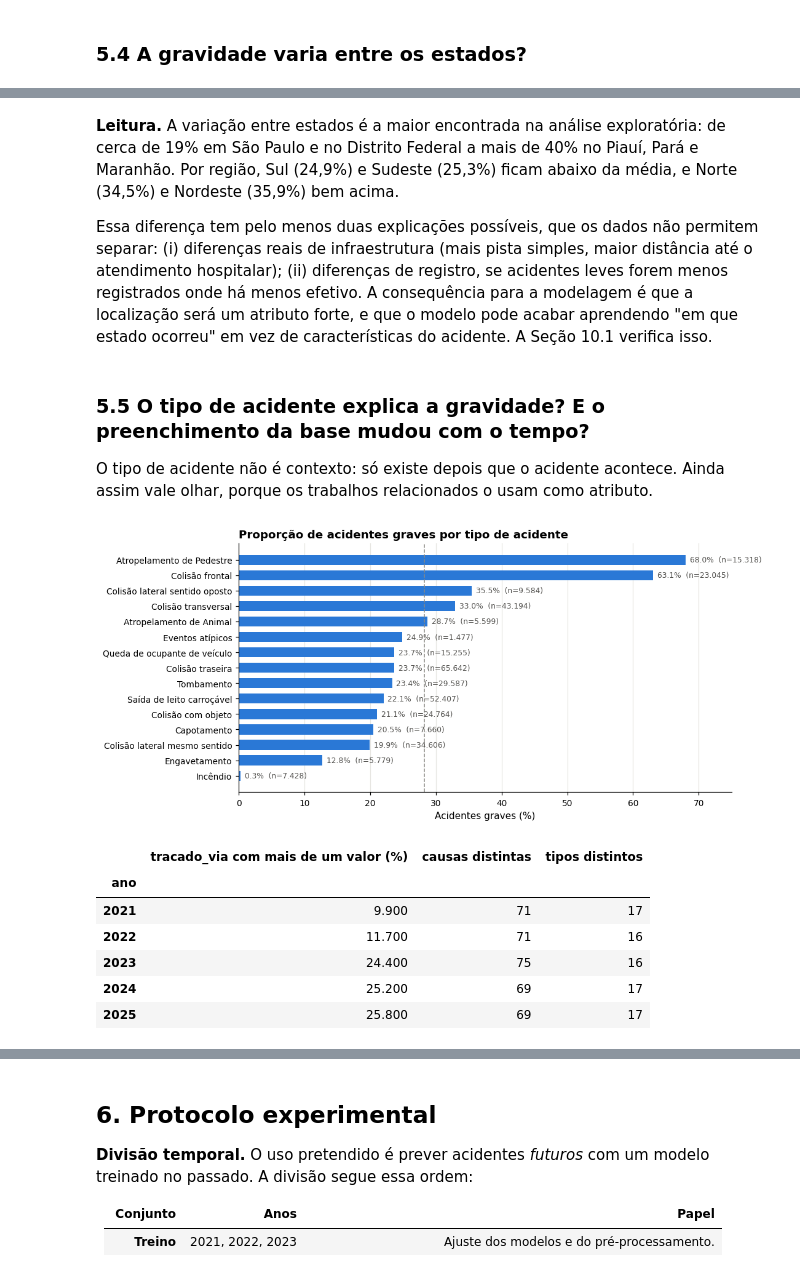
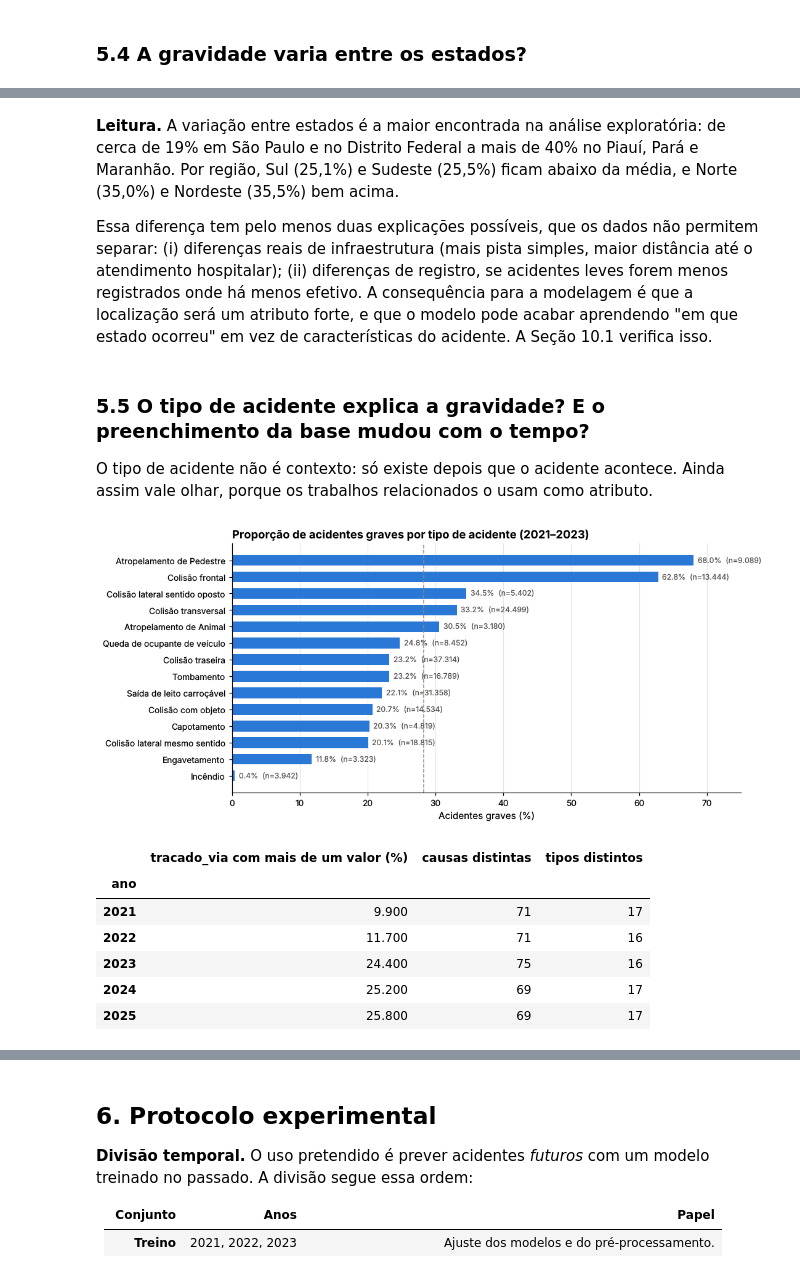
Before and after one commit to JoaoPedroLuz12/AcidentesPRF, a Jupyter notebook: notebook/acidentes_prf_gravidade.ipynb, the cells around one changed output, grey strips where cells are left out. Cells and saved outputs as stored; diff of their text form; code cells hidden in the pictures.

```diff
--- a/notebook/acidentes_prf_gravidade.ipynb
+++ b/notebook/acidentes_prf_gravidade.ipynb
@@ -355,12 +378,13 @@ por_ano
 ### 5.2 Em que horários os acidentes são mais graves?
 # %%
 dados["hora_cheia"] = dados["hora"].astype(int)
-por_hora = dados.groupby("hora_cheia")["grave"].agg(acidentes="size", proporcao="mean")
-media_geral = dados["grave"].mean() * 100
+exploracao = dados[dados["ano"] <= 2023]          # apenas os anos de treino
+por_hora = exploracao.groupby("hora_cheia")["grave"].agg(acidentes="size", proporcao="mean")
+media_geral = exploracao["grave"].mean() * 100
 
 fig, (ax1, ax2) = plt.subplots(2, 1, figsize=(10, 5), sharex=True, gridspec_kw={"height_ratios": [1, 1.3]})
 ax1.bar(por_hora.index, por_hora["acidentes"], color="#b7d3f6", width=0.8)
-ax1.set_title("Número de acidentes por hora do dia (2021–2025)")
+ax1.set_title("Número de acidentes por hora do dia (2021–2023)")
 ax1.set_ylabel("Acidentes")
 ax2.plot(por_hora.index, por_hora["proporcao"] * 100, color=AZUL, marker="o", linewidth=2, markersize=4)
 ax2.axhline(media_geral, color=CINZA, linestyle="--", linewidth=1)
@@ -380,7 +404,7 @@ plt.show()
 ### 5.3 Quais condições da via e do ambiente se associam à gravidade?
 # %%
 def taxa_por_categoria(coluna, minimo=300):
-    t = dados.groupby(coluna)["grave"].agg(acidentes="size", proporcao="mean")
+    t = exploracao.groupby(coluna)["grave"].agg(acidentes="size", proporcao="mean")
     return t[t["acidentes"] >= minimo].sort_values("proporcao")
 
 
@@ -398,7 +422,7 @@ for ax, (coluna, titulo) in zip(eixos.ravel(), paineis):
     ax.set_title(titulo)
     ax.set_xlabel("Acidentes graves (%)")
     ax.grid(axis="y", visible=False)
-fig.suptitle("Proporção de acidentes graves por condição — linha tracejada = média geral", x=0.01, ha="left", fontsize=11)
+fig.suptitle("Proporção de acidentes graves por condição (2021–2023) — linha tracejada = média geral", x=0.01, ha="left", fontsize=11)
 plt.tight_layout()
 plt.show()
 # %% [output]
@@ -443,5 +467,5 @@ por_regiao
 # %% [markdown]
-**Leitura.** A variação entre estados é a maior encontrada na análise exploratória: de cerca de 19% em São Paulo e no Distrito Federal a mais de 40% no Piauí, Pará e Maranhão. Por região, Sul (24,9%) e Sudeste (25,3%) ficam abaixo da média, e Norte (34,5%) e Nordeste (35,9%) bem acima.
+**Leitura.** A variação entre estados é a maior encontrada na análise exploratória: de cerca de 19% em São Paulo e no Distrito Federal a mais de 40% no Piauí, Pará e Maranhão. Por região, Sul (25,1%) e Sudeste (25,5%) ficam abaixo da média, e Norte (35,0%) e Nordeste (35,5%) bem acima.
 
 Essa diferença tem pelo menos duas explicações possíveis, que os dados não permitem separar: (i) diferenças reais de infraestrutura (mais pista simples, maior distância até o atendimento hospitalar); (ii) diferenças de registro, se acidentes leves forem menos registrados onde há menos efetivo. A consequência para a modelagem é que a localização será um atributo forte, e que o modelo pode acabar aprendendo "em que estado ocorreu" em vez de características do acidente. A Seção 10.1 verifica isso.
 # %% [markdown]
@@ -451,25 +475,25 @@ O tipo de acidente não é contexto: só existe depois que o acidente acontece.
 # %%
 t = taxa_por_categoria("tipo_acidente", minimo=1000)
 fig, ax = plt.subplots(figsize=(10, 4.6))
 ax.barh(t.index, t["proporcao"] * 100, color=AZUL, height=0.65)
 ax.axvline(media_geral, color=CINZA, linestyle="--", linewidth=1)
 for y, (p, n) in enumerate(zip(t["proporcao"], t["acidentes"])):
     ax.text(p * 100 + 0.6, y, f"{p*100:.1f}%  (n={n:,})".replace(",", "."), va="center", fontsize=8, color="#52514e")
 ax.set_xlim(0, 75)
-ax.set_title("Proporção de acidentes graves por tipo de acidente")
+ax.set_title("Proporção de acidentes graves por tipo de acidente (2021–2023)")
 ax.set_xlabel("Acidentes graves (%)")
 ax.grid(axis="y", visible=False)
 plt.tight_layout()
 plt.show()
 
 mudanca = pd.DataFrame({
     "tracado_via com mais de um valor (%)": bruto.groupby("ano")["tracado_via"].apply(lambda s: s.str.contains(";").mean() * 100),
     "causas distintas": bruto.groupby("ano")["causa_acidente"].nunique(),
     "tipos distintos": bruto.groupby("ano")["tipo_acidente"].nunique(),
 })
 mudanca.round(1)
 # %% [output]
-[figure, old version]
+[figure, new version]
 |  | tracado_via com mais de um valor (%) | causas distintas | tipos distintos |
 | ano |  |  |  |
 | 2021 | 9.900 | 71 | 17 |
```
Also changed, not shown: parts of 28 cells of this notebook, 5 other files.
